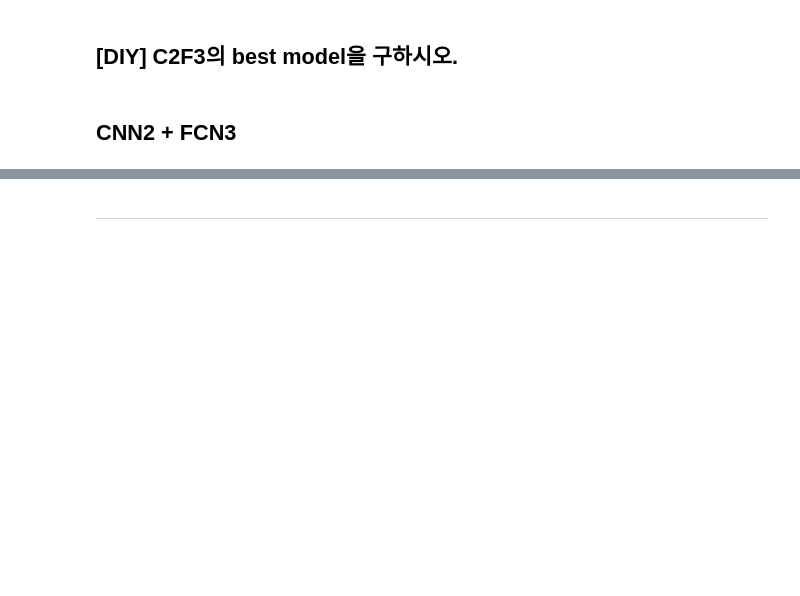
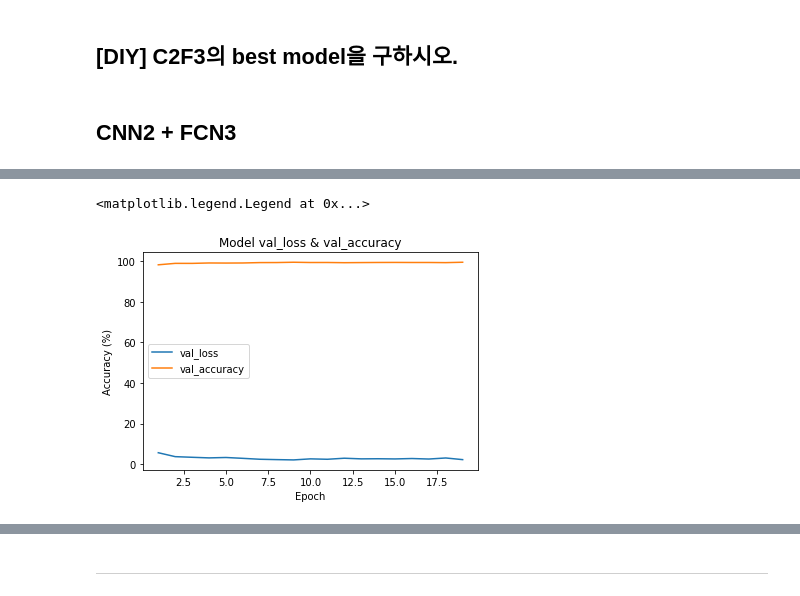
Before and after one commit to jiseon0516/pdm19, a Jupyter notebook: py-tensorflow/DL2-CNN/dl2_02_mnist_CNN_best.ipynb, the cells around one changed output, grey strips where cells are left out. Cells and saved outputs as stored; diff of their text form; code cells hidden in the pictures; blank space fills up the shorter version.

```diff
--- a/py-tensorflow/DL2-CNN/dl2_02_mnist_CNN_best.ipynb
+++ b/py-tensorflow/DL2-CNN/dl2_02_mnist_CNN_best.ipynb
@@ -345,0 +399,14 @@ _________________________________________________________________
+# %%
+# Plot validation loss and validation accuracy
+vloss_list = [100 * i for i in hist.history['val_loss']]
+vacc_list = [100 * i for i in hist.history['val_accuracy']]
+# %%
+plt.plot(epochs,vloss_list)
+plt.plot(epochs,vacc_list)
+plt.title('Model val_loss & val_accuracy')
+plt.ylabel('Accuracy (%)')
+plt.xlabel('Epoch')
+plt.legend(['val_loss', 'val_accuracy'], loc='center left')
+# %% [output]
+<matplotlib.legend.Legend at 0x...>
+[figure, added]
```
Also changed, not shown: parts of 20 cells of this notebook.
